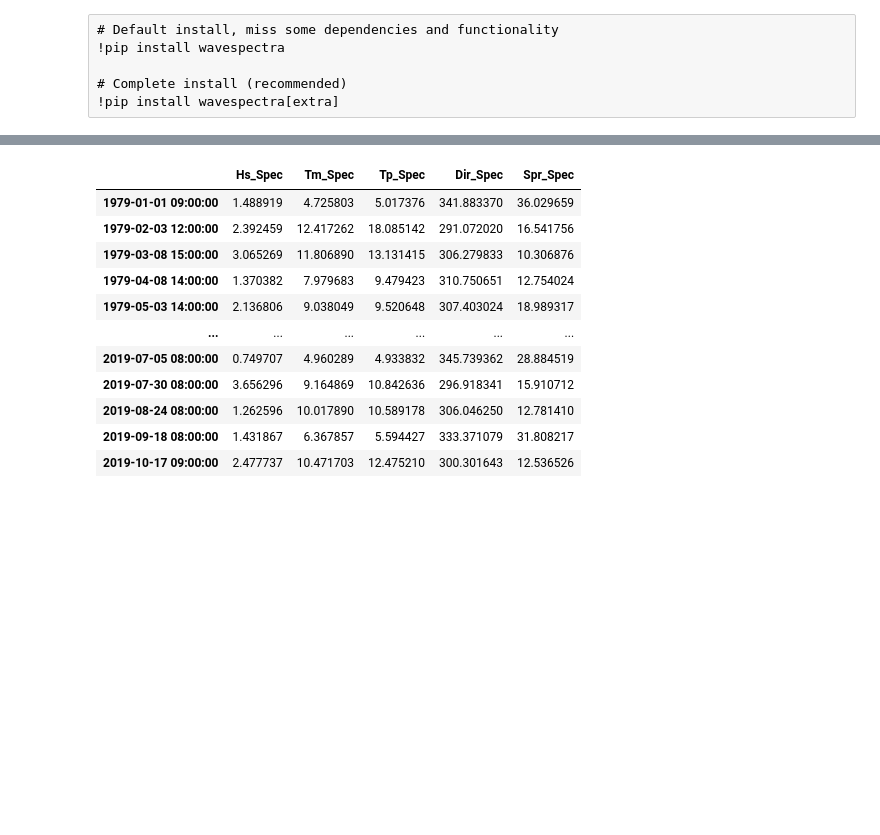
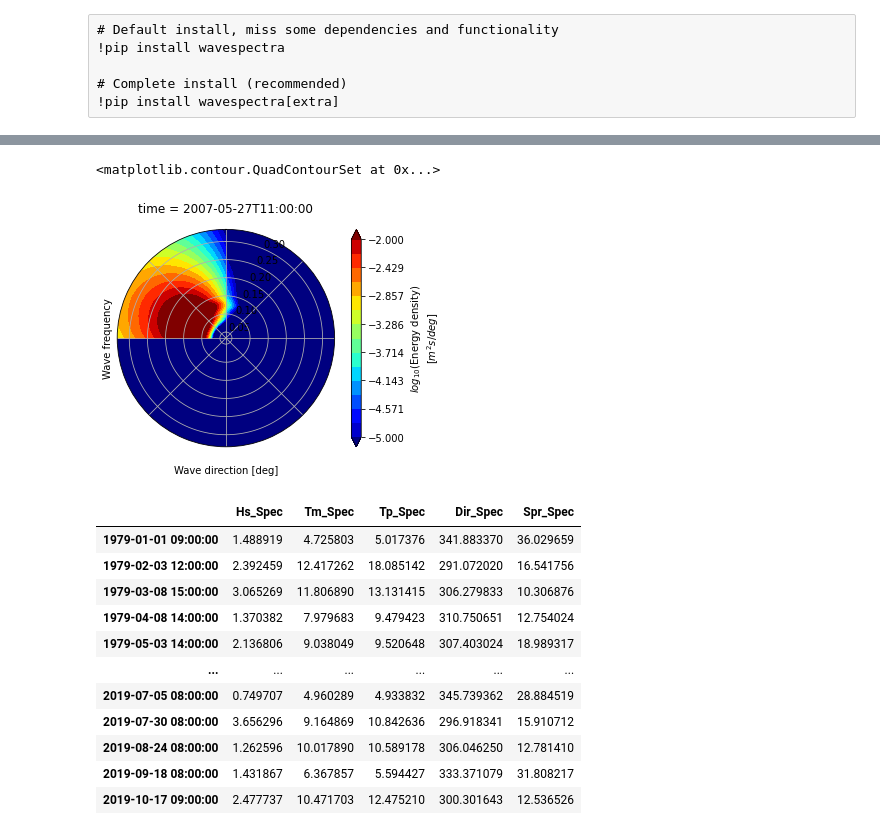
Before and after one commit to javitausia/DeliWaves, a Jupyter notebook: spectra/spectra_notebook.ipynb, the cells around one changed output, grey strips where cells are left out. Drawn from its saved outputs; the diff is of its cells as text; code cells hidden in the pictures; blank space fills up the shorter version.

```diff
--- a/spectra/spectra_notebook.ipynb
+++ b/spectra/spectra_notebook.ipynb
@@ -413,3 +427,14 @@ specs.isel(time=34).spec.plot.contourf(
+# %%
+specs.isel(time=360).spec.plot.contourf(
+    cmap="jet",
+    vmin=-5,
+    vmax=-2,
+    levels=15,
+    add_colorbar=True,
+)
+# %% [output]
+<matplotlib.contour.QuadContourSet at 0x...>
+[figure, added]
 # %%
 time = specs.time.values
 # %%
```
Also changed, not shown: parts of 11 cells of this notebook, 3 other files.
